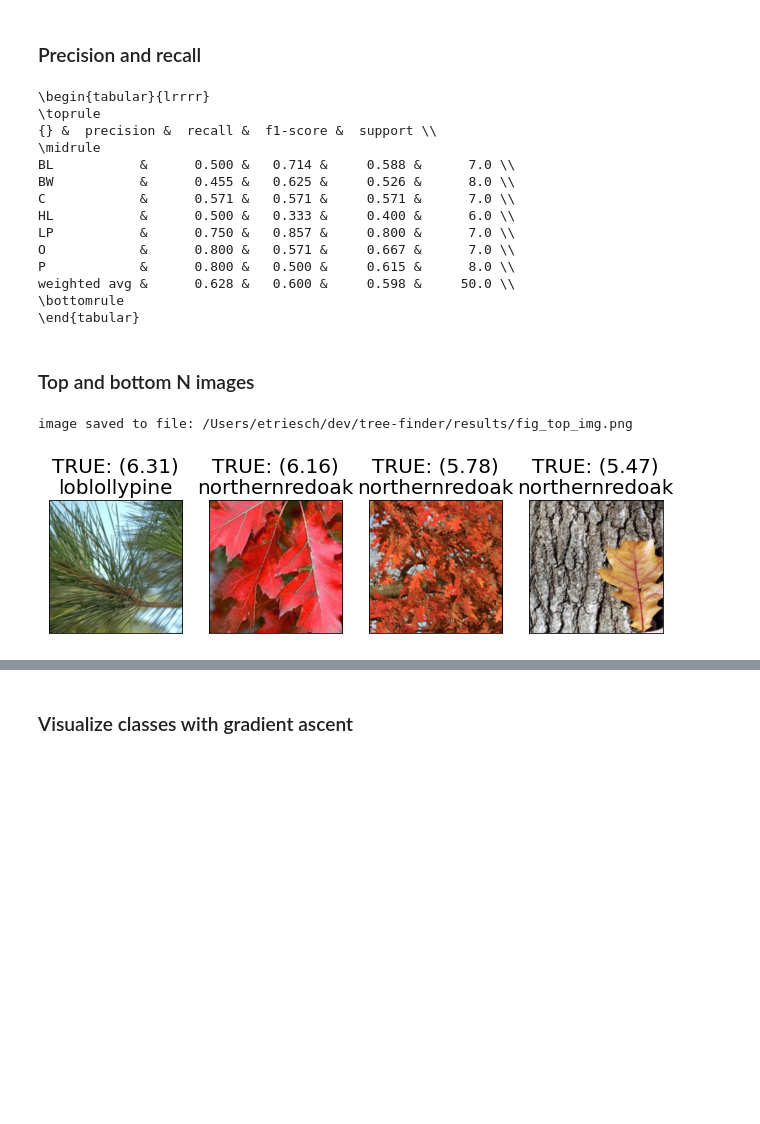
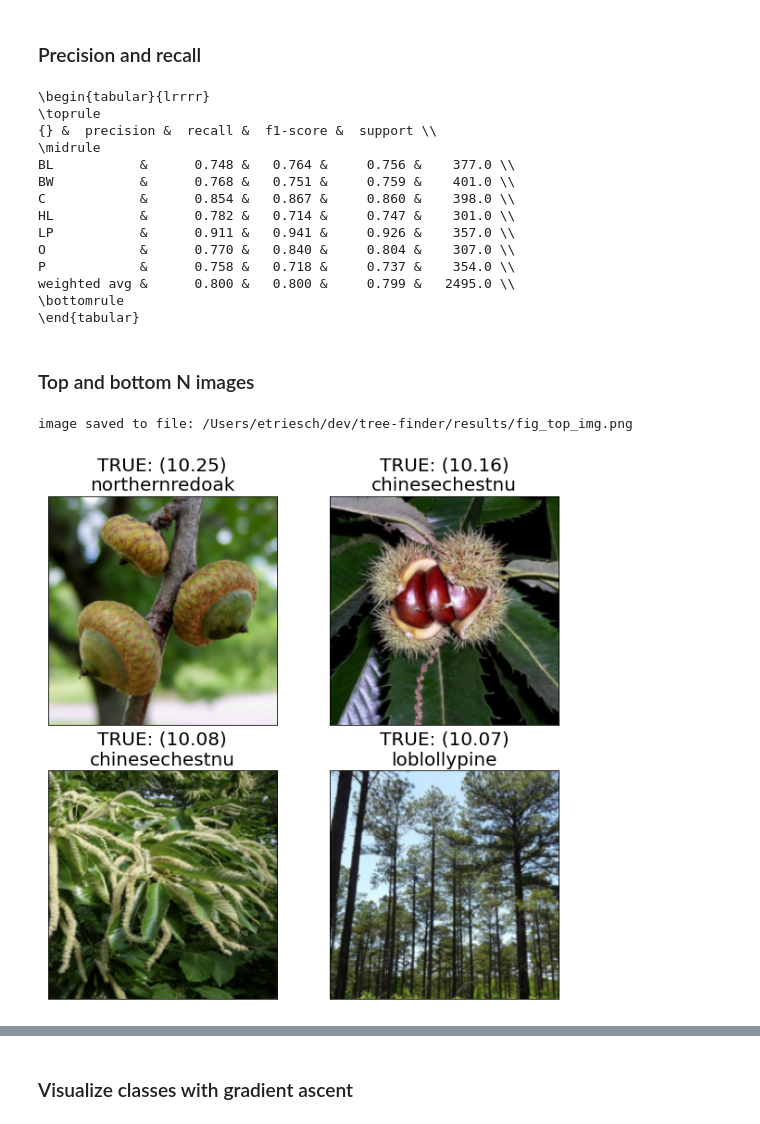
Before and after one commit to etrieschman/tree-finder, a Jupyter notebook: notebooks/evaluate_final_model.ipynb, the cells around one changed output, grey strips where cells are left out. Saved outputs shown, nothing was run; the diff lists cells and outputs as text; code cells hidden in the pictures; blank space fills up the shorter version.

```diff
--- a/notebooks/evaluate_final_model.ipynb
+++ b/notebooks/evaluate_final_model.ipynb
@@ -108,8 +104,8 @@ dataloader sizes: {'all': 24944, 'train': 16836, 'validate': 5613, 'test': 2495,
 # Load final model
 # %%
 # load final model and final model weights
-final_model = ConvnextTransferClassifier(num_classes=7, retrain_last_cnblock=False).to(device)
-final_model_wts = torch.load(model_path + 'ConvNextClassifierFC.pt', map_location=torch.device('cpu'))
+final_model = ResnetTransferClassifier(num_classes=7, retrain_last_cnblock=True).to(device)
+final_model_wts = torch.load(model_path + 'ResnetClassifierOneLayer.pt', map_location=torch.device('cpu'))
 final_model.load_state_dict(final_model_wts)
 # %% [output]
 <All keys matched successfully>
@@ -123,10 +119,10 @@ small_loaders, small_ds_sizes = make_dataloaders(
     sampleN=4, batch_size=10, seed=15)
 
 # setup testing parameters
-loaders = small_loaders
-sizes = small_ds_sizes
-# loaders = dataloaders
-# sizes = ds_sizes
+# loaders = small_loaders
+# sizes = small_ds_sizes
+loaders = dataloaders
+sizes = ds_sizes
 # %% [output]
 dataloader sizes: {'all': 500, 'train': 337, 'validate': 113, 'test': 50, 'sampler': 4}
 # %%
@@ -201,14 +197,14 @@ print(precall.to_latex())
 \toprule
 {} &  precision &  recall &  f1-score &  support \\
 \midrule
-BL           &      0.500 &   0.714 &     0.588 &      7.0 \\
-BW           &      0.455 &   0.625 &     0.526 &      8.0 \\
-C            &      0.571 &   0.571 &     0.571 &      7.0 \\
-HL           &      0.500 &   0.333 &     0.400 &      6.0 \\
-LP           &      0.750 &   0.857 &     0.800 &      7.0 \\
-O            &      0.800 &   0.571 &     0.667 &      7.0 \\
-P            &      0.800 &   0.500 &     0.615 &      8.0 \\
-weighted avg &      0.628 &   0.600 &     0.598 &     50.0 \\
+BL           &      0.748 &   0.764 &     0.756 &    377.0 \\
+BW           &      0.768 &   0.751 &     0.759 &    401.0 \\
+C            &      0.854 &   0.867 &     0.860 &    398.0 \\
+HL           &      0.782 &   0.714 &     0.747 &    301.0 \\
+LP           &      0.911 &   0.941 &     0.926 &    357.0 \\
+O            &      0.770 &   0.840 &     0.804 &    307.0 \\
+P            &      0.758 &   0.718 &     0.737 &    354.0 \\
+weighted avg &      0.800 &   0.800 &     0.799 &   2495.0 \\
 \bottomrule
 \end{tabular}
 # %% [markdown]
@@ -216,18 +212,18 @@ weighted avg &      0.628 &   0.600 &     0.598 &     50.0 \\
 # %%
 # print N top images
 num_images = 4
 # get highest scoring images
 top_image_idxs = torch.argsort(true_class_scores, descending=True)[0:num_images]
 top_true_class = true_class[top_image_idxs]
 top_true_scores = true_class_scores[top_image_idxs]
 top_images = images[top_image_idxs]
 
-show_image_batch(top_images.cpu(), MEAN, STD,
-title=[f'TRUE: ({l:0.2f})\n{class_names[x]}' for x,l in zip(top_true_class, top_true_scores)],
-figdim=11, savetofile=results_path + 'fig_top_img.png')
+show_image_batch(top_images.cpu(), MEAN, STD, ncol=2,
+title=[f'TRUE: ({l:0.2f})\n{class_names[x][:14]}' for x,l in zip(top_true_class, top_true_scores)],
+figdim=10, savetofile=results_path + 'fig_top_img.png')
 # %% [output]
 image saved to file: /Users/etriesch/dev/tree-finder/results/fig_top_img.png
-[figure, old version]
+[figure, new version]
 # %%
 # print N bottom images
 # get highest scoring images
```
Also changed, not shown: parts of 12 cells of this notebook, 14 other files.
